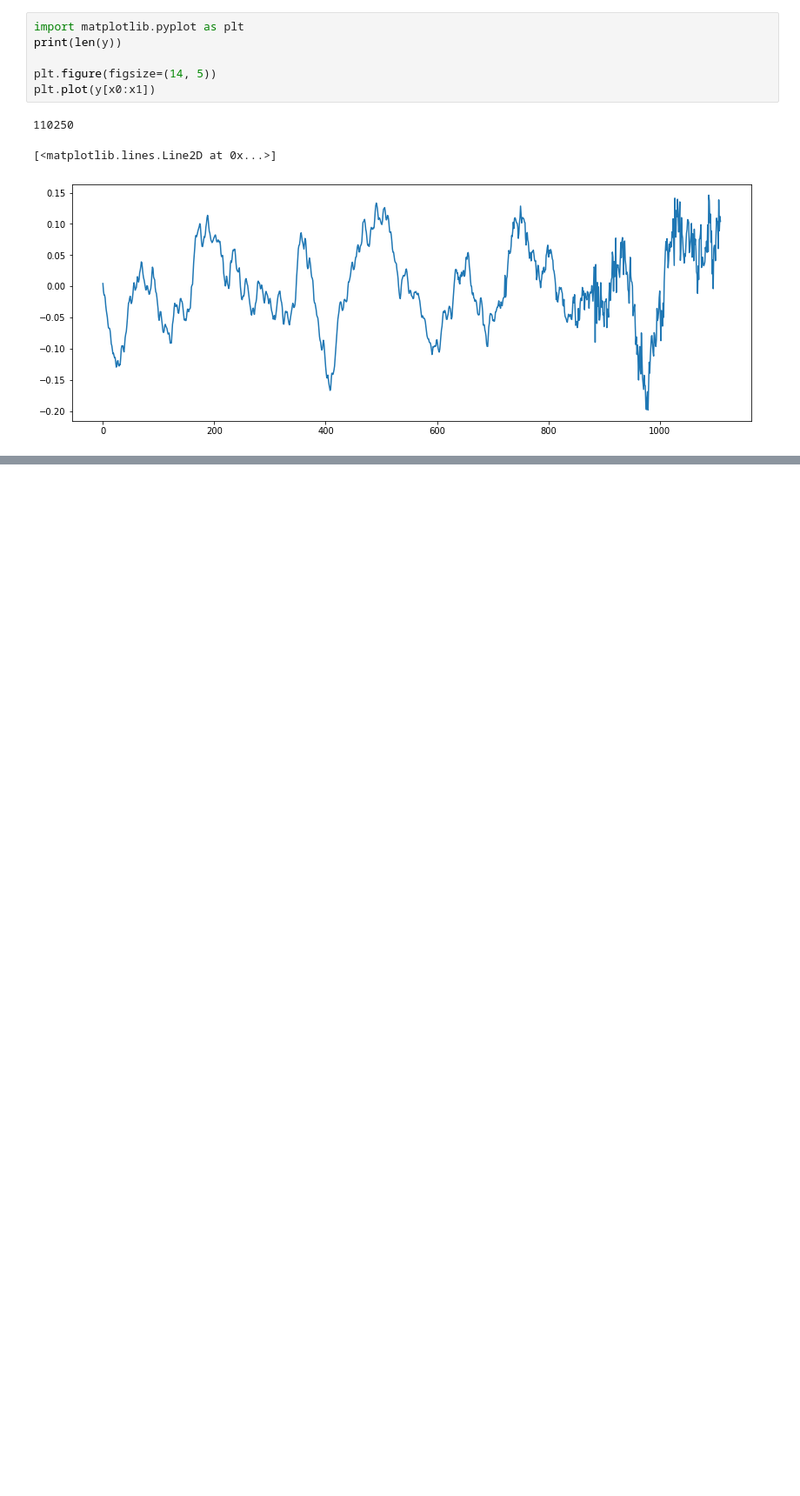
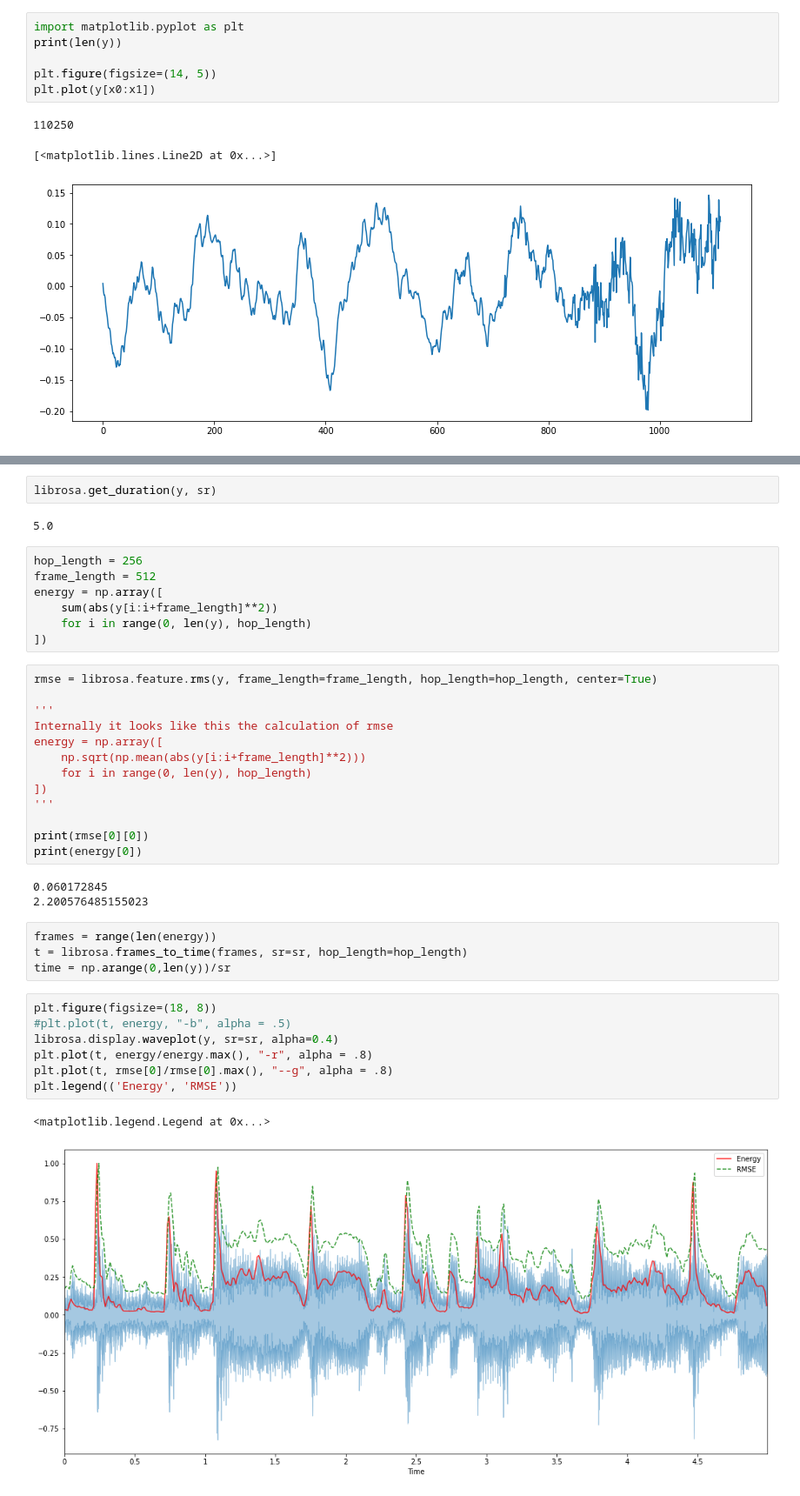
Before and after one commit to necronet/Notebooks, a Jupyter notebook: DSP/AudioFeatureExtraction.ipynb, the cells around one changed output, grey strips where cells are left out. Shown: that part at 87% size. Drawn from its saved outputs; the diff is of its cells as text; blank space fills up the shorter version.

Commit message:
Add multiple features examples chroma/q constants/MFCC/Energy/RMSE

```diff
--- a/DSP/AudioFeatureExtraction.ipynb
+++ b/DSP/AudioFeatureExtraction.ipynb
@@ -69,0 +84,41 @@ plt.scatter(X[zero_crossings], y[x0:x1][zero_crossings], c='r')
+# %%
+librosa.get_duration(y, sr)
+# %% [output]
+5.0
+# %%
+hop_length = 256
+frame_length = 512
+energy = np.array([
+    sum(abs(y[i:i+frame_length]**2))
+    for i in range(0, len(y), hop_length)
+])
+# %%
+rmse = librosa.feature.rms(y, frame_length=frame_length, hop_length=hop_length, center=True)
+
+'''
+Internally it looks like this the calculation of rmse
+energy = np.array([
+    np.sqrt(np.mean(abs(y[i:i+frame_length]**2)))
+    for i in range(0, len(y), hop_length)
+])
+'''
+
+print(rmse[0][0])
+print(energy[0])
+# %% [output]
+0.060172845
+2.200576485155023
+# %%
+frames = range(len(energy))
+t = librosa.frames_to_time(frames, sr=sr, hop_length=hop_length)
+time = np.arange(0,len(y))/sr
+# %%
+plt.figure(figsize=(18, 8))
+#plt.plot(t, energy, "-b", alpha = .5)
+librosa.display.waveplot(y, sr=sr, alpha=0.4)
+plt.plot(t, energy/energy.max(), "-r", alpha = .8)
+plt.plot(t, rmse[0]/rmse[0].max(), "--g", alpha = .8)
+plt.legend(('Energy', 'RMSE'))
+# %% [output]
+<matplotlib.legend.Legend at 0x...>
+[figure, added]
```
Also changed, not shown: parts of 14 cells of this notebook.
